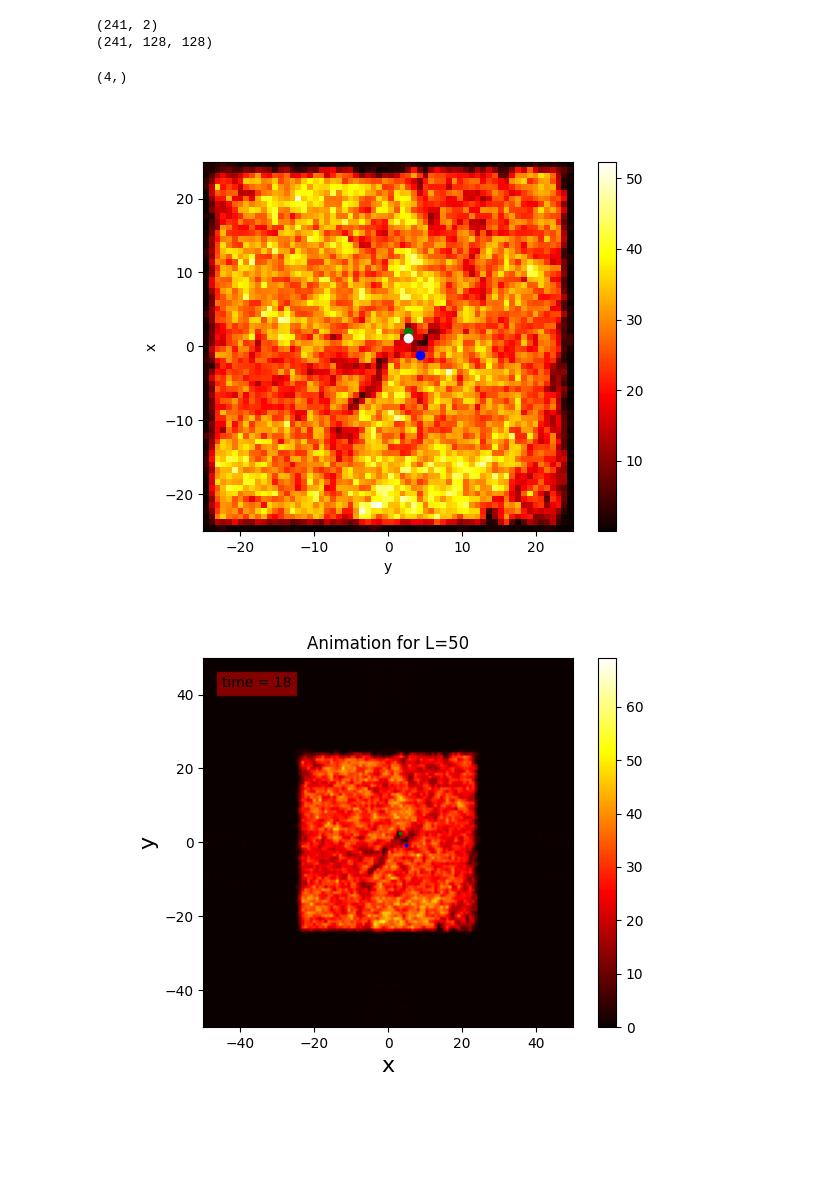
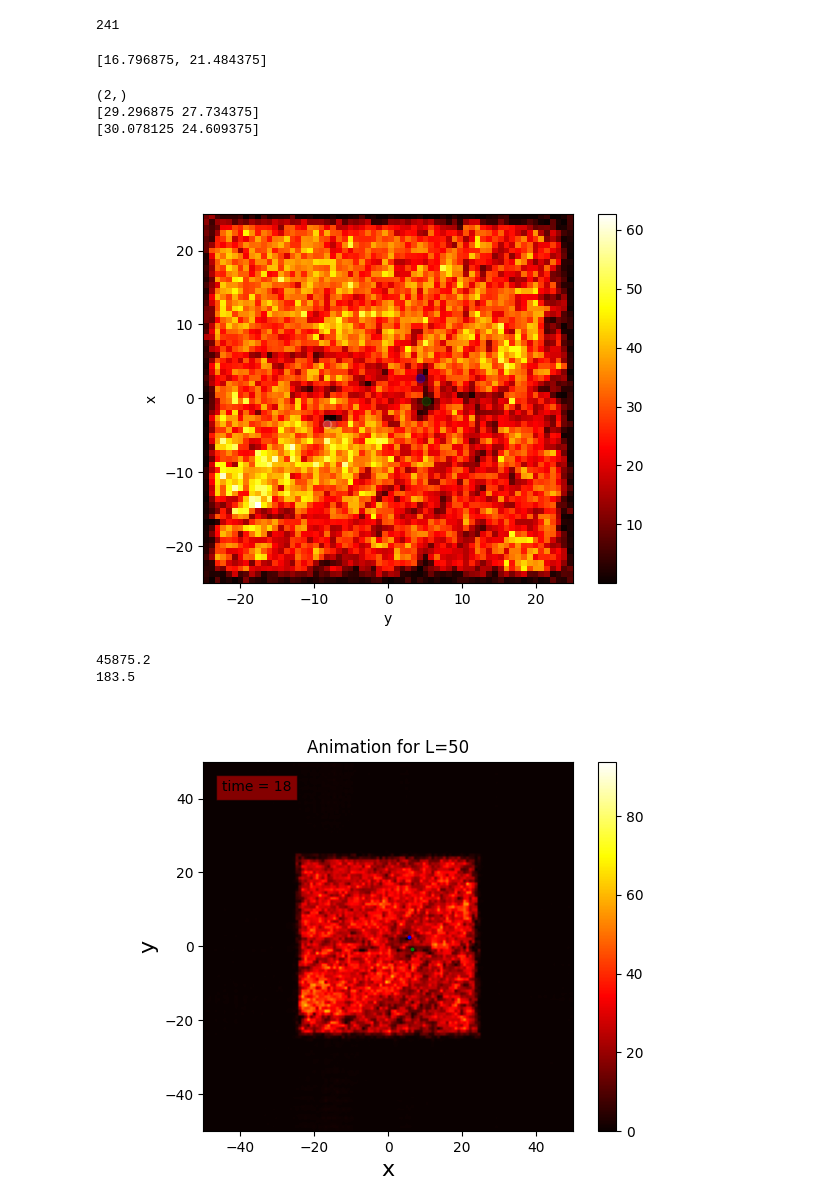
Before and after one commit to easuit24/BECs2, a Jupyter notebook: testpointtracking2.ipynb, the cells around one changed output. Drawn from its saved outputs; the diff is of its cells as text; code cells hidden in the pictures; blank space fills up the shorter version.

Commit message:
first look at vortex adding for tracking

```diff
--- a/testpointtracking2.ipynb
+++ b/testpointtracking2.ipynb
@@ -6,5 +6,6 @@ from matplotlib import animation
 from PointTracking import PointTracker as pt
 from classicalfield_orig import FiniteTempGPE as gpe
 # %%
-g = gpe(npoints = 2**6, numImagSteps = 2000, numRealSteps = 60000, dtcoef = 0.0005, boxthickness = 0.4, Nsamples = 1, runAnim = True, animFileName = 'test.mp4', Tfact = 1/7, dst = False, vortex = True)
+# TODO: Consider outputting a psi wavefunction and just inputting that each time to test - both for consistency between runs and also for more speed here
+g = gpe(npoints = 2**6, numImagSteps = 2000, numRealSteps = 60000, dtcoef = 0.0005, boxthickness = 0.4, Nsamples = 1, runAnim = True, animFileName = 'test.mp4', Tfact = 1/3, dst = False, vortex = True)
 # %% [output]
@@ -17,2 +18,2 @@ T:  1.155025703624629
 # %%
-tracker = pt(g.snaps, g.dx, g.L) # initialize tracker object to track the vortices in each frame of snaps
+tracker = pt(g.snaps, g.dx, g.L, g.gpeobj.dt) # initialize tracker object to track the vortices in each frame of snaps
@@ -45,36 +41,50 @@ Fewer detected points
+# %%
+print(len(g.snaps))
+vor, antiv = pt.detectVortices(tracker, g.snaps[200])
+
+(vor.tolist() + antiv.tolist())[1]
+# %% [output]
+241
+[16.796875, 21.484375]
 # %%
 L  = g.L
 dx = g.dx
-# %%
-print(np.shape(tracker.points[3].getTrajectory()))
-print(np.shape(g.snaps))
-# %% [output]
-(241, 2)
-(241, 128, 128)
 # %%
-s = 240
+s = 200
 print(np.shape(tracker.points))
 v1_traj = tracker.points[0].getTrajectory()
 v2_traj = tracker.points[1].getTrajectory()
-v3_traj = tracker.points[2].getTrajectory()
-v4_traj = tracker.points[3].getTrajectory()
+print(v1_traj[200])
+print(v2_traj[200]) # here are the coordinates found for the vortices - figure out if the anti vortex is found? Then implement the addition and removal of vortices
+# v3_traj = tracker.points[2].getTrajectory()
+# v4_traj = tracker.points[3].getTrajectory()
 box = g.snaps[s][int(L/2/dx):int(3*L/2/dx), int(L/2/dx):int(3*L/2/dx)]
 plt.figure()
 plt.imshow(np.abs(box)**2, cmap = plt.cm.hot, origin = 'lower', extent = [-L/2, L/2, -L/2, L/2])
 plt.colorbar()
-plt.scatter(v1_traj[s][0]-L/2,v1_traj[s][1]-L/2, color = 'blue', alpha = 1)
-plt.scatter(v2_traj[s][0]-L/2,v2_traj[s][1]-L/2, color = 'green', alpha = 1)
-plt.scatter(v3_traj[s][0]-L/2,v3_traj[s][1]-L/2, color = 'purple', alpha = 1)
-plt.scatter(v4_traj[s][0]-L/2,v4_traj[s][1]-L/2, color = 'white', alpha = 1)
-# plt.xlim(-10,10)
-# plt.ylim(-10,10)
+plt.scatter(v1_traj[s][0]-L/2,v1_traj[s][1]-L/2, color = 'blue', alpha = 0.3)
+plt.scatter(v2_traj[s][0]-L/2,v2_traj[s][1]-L/2, color = 'green', alpha = 0.3)
+plt.scatter(17.578125-L/2, 21.484375-L/2, color = 'purple', alpha = 0.2)
+plt.scatter(16.796875-L/2,21.484375-L/2, color = 'white', alpha = 0.2)
+# plt.scatter(v3_traj[s][0]-L/2,v3_traj[s][1]-L/2, color = 'purple', alpha = 1)
+# plt.scatter(v4_traj[s][0]-L/2,v4_traj[s][1]-L/2, color = 'white', alpha = 1)
+# plt.xlim(-12,12)
+# plt.ylim(-12,12)
 plt.xlabel('y')
 plt.ylabel('x')
 
 plt.show()
 # %% [output]
-(4,)
+(2,)
+[29.296875 27.734375]
+[30.078125 24.609375]
-[figure, old version]
+[figure, new version]
+# %%
+print(14/g.gpeobj.dt)
+print(45875/250)
+# %% [output]
+45875.2
+183.5
 # %%
 %matplotlib widget
 filename = 'test'
@@ -117,4 +127,4 @@ anim = animation.FuncAnimation(fig, animate, frames = len(g.snaps), blit = True)
 anim.save(path)
 plt.show()
 # %% [output]
-[figure, old version]
+[figure, new version]
```
Also changed, not shown: parts of 4 cells of this notebook, 1 other file.
